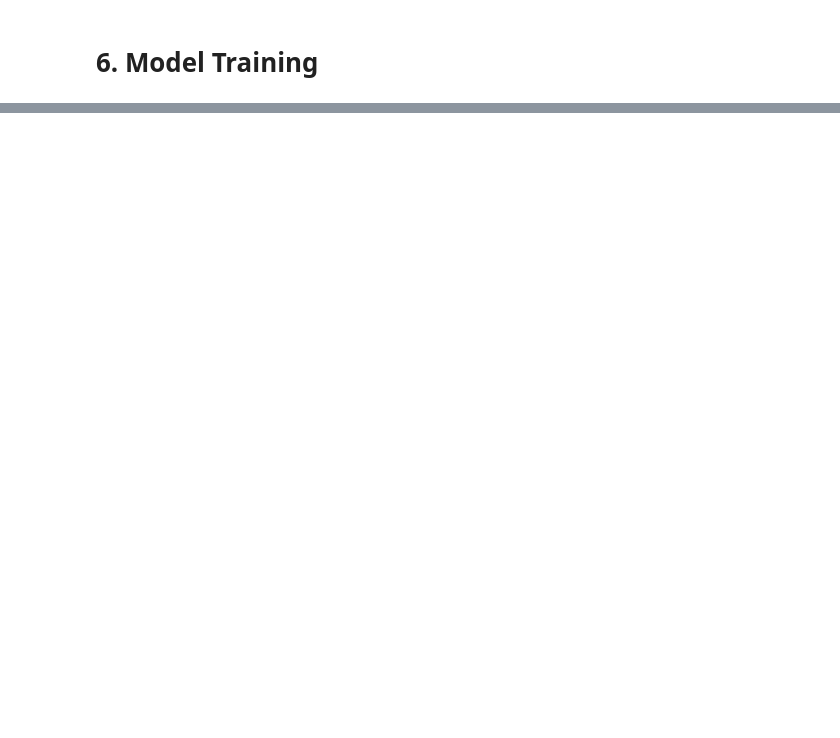
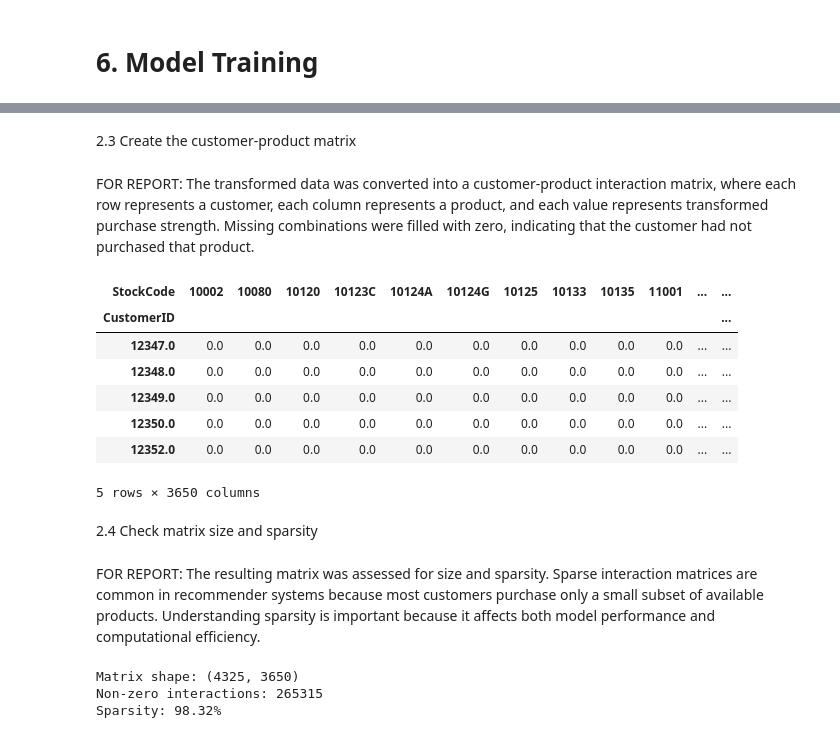
Before and after one commit to OKSolution/ai-data-science-assignment, a Jupyter notebook: notebooks/analysis.ipynb, the cells around one changed output, grey strips where cells are left out. Cells and saved outputs as stored; diff of their text form; code cells hidden in the pictures; blank space fills up the shorter version.

```diff
--- a/notebooks/analysis.ipynb
+++ b/notebooks/analysis.ipynb
@@ -533,0 +632,18 @@ Cancellation rate: 0.1989329268292683
+# %%
+# Create recommender modelling dataset
+reco_df = df_model.reset_index().copy()
+
+reco_df = reco_df[
+    [
+        "CustomerID",
+        "InvoiceNo",
+        "StockCode",
+        "Description",
+        "Quantity",
+        "UnitPrice",
+        "TotalPrice",
+        "InvoiceDate"
+    ]
+].copy()
+
+reco_df.head()
@@ -533,0 +693,11 @@ Cancellation rate: 0.1989329268292683
+# %%
+import numpy as np
+
+customer_product = (
+    reco_df
+    .groupby(["CustomerID", "StockCode"])["Quantity"]
+    .sum()
+    .reset_index()
+)
+
+customer_product.head()
@@ -533,0 +715,6 @@ Cancellation rate: 0.1989329268292683
+# %%
+customer_product["PurchaseStrength"] = np.log1p(
+    customer_product["Quantity"]
+)
+
+customer_product.head()
@@ -533,0 +728,38 @@ Cancellation rate: 0.1989329268292683
+# %% [markdown]
+2.3 Create the customer-product matrix
+# %% [markdown]
+FOR REPORT: The transformed data was converted into a customer-product interaction matrix, where each row represents a customer, each column represents a product, and each value represents transformed purchase strength. Missing combinations were filled with zero, indicating that the customer had not purchased that product.
+# %%
+customer_product_matrix = customer_product.pivot_table(
+    index="CustomerID",
+    columns="StockCode",
+    values="PurchaseStrength",
+    fill_value=0
+)
+
+customer_product_matrix.head()
+# %% [output]
+| StockCode | 10002 | 10080 | 10120 | 10123C | 10124A | 10124G | 10125 | 10133 | 10135 | 11001 | ... | ... |
+| CustomerID |  |  |  |  |  |  |  |  |  |  |  | ... |
+| 12347.0 | 0.0 | 0.0 | 0.0 | 0.0 | 0.0 | 0.0 | 0.0 | 0.0 | 0.0 | 0.0 | ... | ... |
+| 12348.0 | 0.0 | 0.0 | 0.0 | 0.0 | 0.0 | 0.0 | 0.0 | 0.0 | 0.0 | 0.0 | ... | ... |
+| 12349.0 | 0.0 | 0.0 | 0.0 | 0.0 | 0.0 | 0.0 | 0.0 | 0.0 | 0.0 | 0.0 | ... | ... |
+| 12350.0 | 0.0 | 0.0 | 0.0 | 0.0 | 0.0 | 0.0 | 0.0 | 0.0 | 0.0 | 0.0 | ... | ... |
+| 12352.0 | 0.0 | 0.0 | 0.0 | 0.0 | 0.0 | 0.0 | 0.0 | 0.0 | 0.0 | 0.0 | ... | ... |
+5 rows × 3650 columns
+# %% [markdown]
+2.4 Check matrix size and sparsity
+# %% [markdown]
+FOR REPORT: The resulting matrix was assessed for size and sparsity. Sparse interaction matrices are common in recommender systems because most customers purchase only a small subset of available products. Understanding sparsity is important because it affects both model performance and computational efficiency.
+# %%
+total_cells = customer_product_matrix.shape[0] * customer_product_matrix.shape[1]
+non_zero_cells = (customer_product_matrix > 0).sum().sum()
+sparsity = 1 - (non_zero_cells / total_cells)
+
+print("Matrix shape:", customer_product_matrix.shape)
+print("Non-zero interactions:", non_zero_cells)
+print(f"Sparsity: {sparsity:.2%}")
+# %% [output]
+Matrix shape: (4325, 3650)
+Non-zero interactions: 265315
+Sparsity: 98.32%
```
Also changed, not shown: parts of 127 cells of this notebook.
